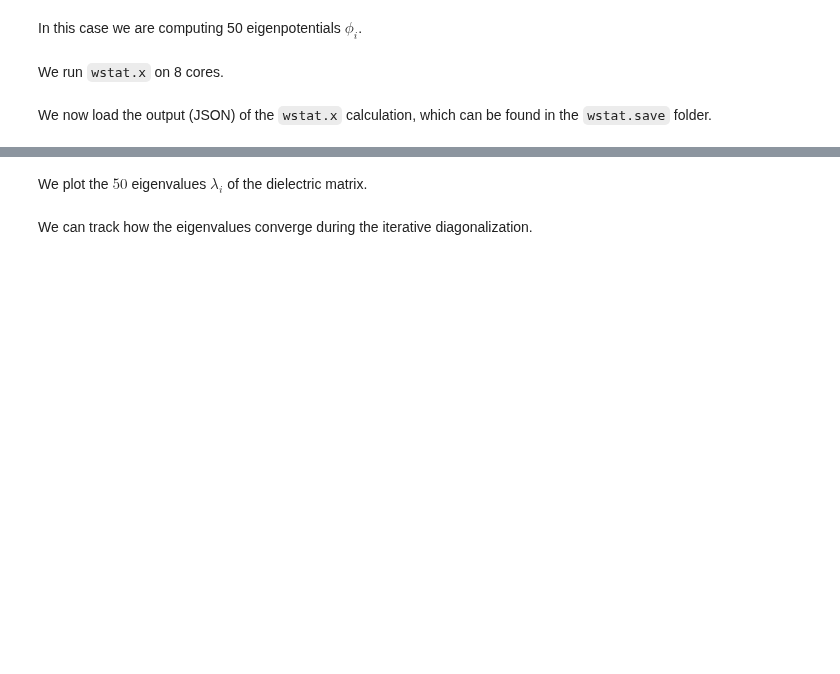
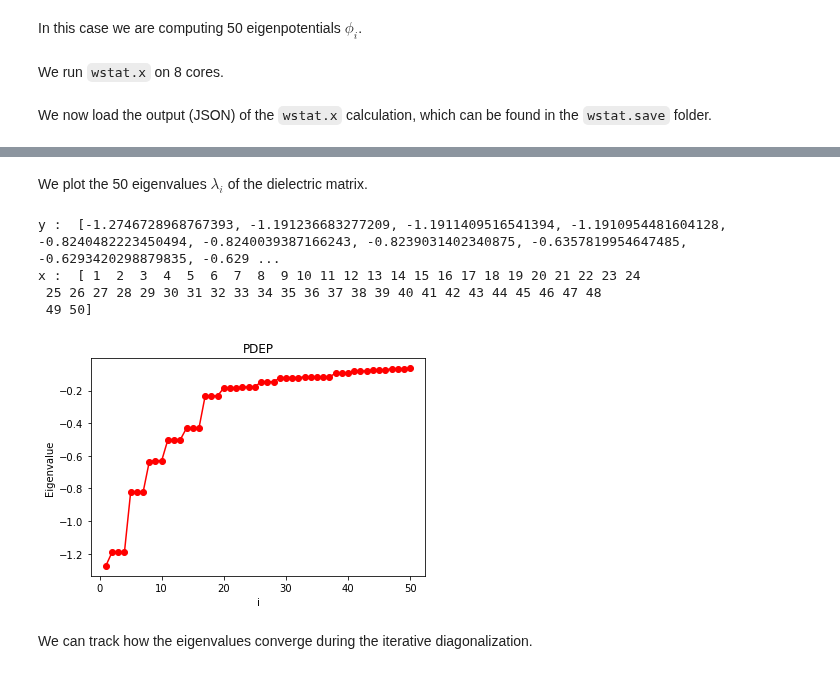
Before and after one commit to west-code-development/West, a Jupyter notebook: Doc/tutorials/MICCoM_School_2017/miccom_002.ipynb, the cells around one changed output, grey strips where cells are left out. Saved outputs shown, nothing was run; the diff lists cells and outputs as text; code cells hidden in the pictures; blank space fills up the shorter version.

```diff
--- a/Doc/tutorials/MICCoM_School_2017/miccom_002.ipynb
+++ b/Doc/tutorials/MICCoM_School_2017/miccom_002.ipynb
@@ -45,7 +55,7 @@ We now load the output (JSON) of the `wstat.x` calculation, which can be found i
 import json
 
 # read data from JSON file
-with open('silane.wstat.save/wstat.json') as file:
+with open('silane.wstat.save/wstat.json', 'r') as file:
     data = json.load(file)
 
 # pretty print the data
@@ -53,27 +81,33 @@ print(json.dumps(data, indent=2))
 # %% [markdown]
-We plot the $50$ eigenvalues $\lambda_i$ of the dielectric matrix.
+We plot the 50 eigenvalues $\lambda_i$ of the dielectric matrix.
 # %%
 import numpy as np
 import matplotlib.pyplot as plt
 
 # y : eigenvalues of the dielectic matrix
-y = data['output']['eigenval']
+y = data['exec']['davitr'][-1]['ev']
 # x : index of eigenvalue
 x = np.arange(1, len(y)+1, 1)
 
 print('y : ', y)
 print('x : ', x)
 
 # plot
 fig, ax = plt.subplots(1, 1)
-ax.plot(x, y, 'ro-'')
+ax.plot(x, y, 'ro-')
 
 plt.xlabel('i')
 plt.ylabel('Eigenvalue')
 
 plt.title('PDEP')
 
 plt.show()
+# %% [output]
+y :  [-1.2746728968767393, -1.191236683277209, -1.1911409516541394, -1.1910954481604128, -0.8240482223450494, -0.8240039387166243, -0.8239031402340875, -0.6357819954647485, -0.6293420298879835, -0.629 ...
+x :  [ 1  2  3  4  5  6  7  8  9 10 11 12 13 14 15 16 17 18 19 20 21 22 23 24
+ 25 26 27 28 29 30 31 32 33 34 35 36 37 38 39 40 41 42 43 44 45 46 47 48
+ 49 50]
+[figure, added]
 # %% [markdown]
 We can track how the eigenvalues converge during the iterative diagonalization.
 # %%
```
Also changed, not shown: parts of 6 cells of this notebook, 12 other files.
